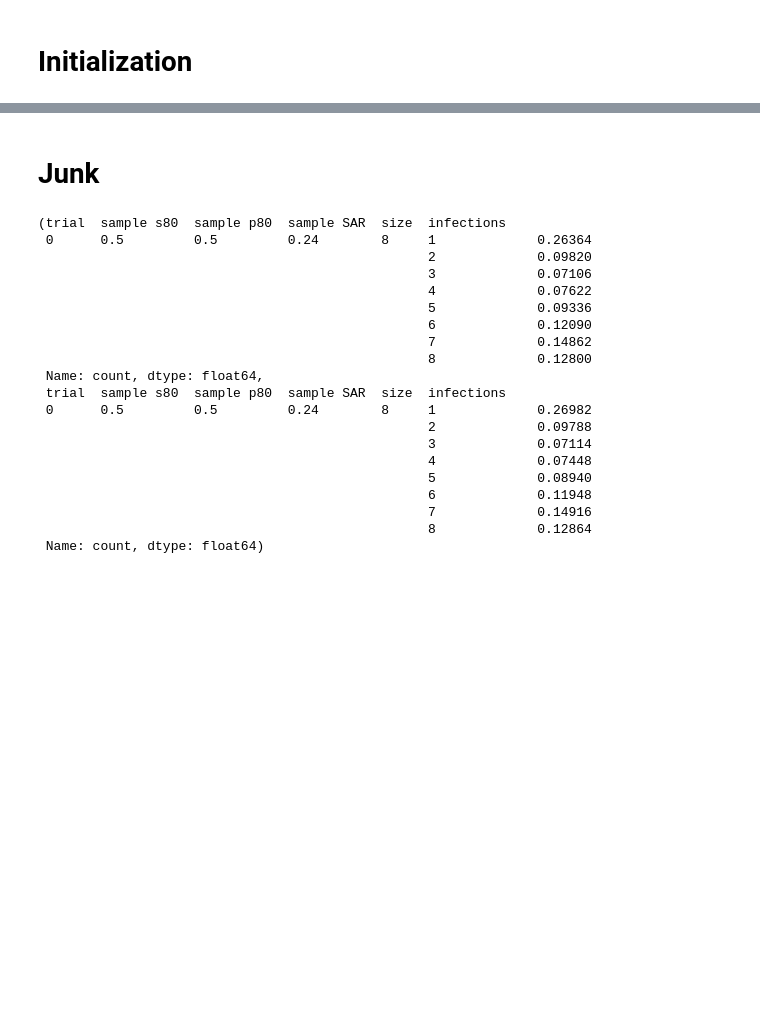
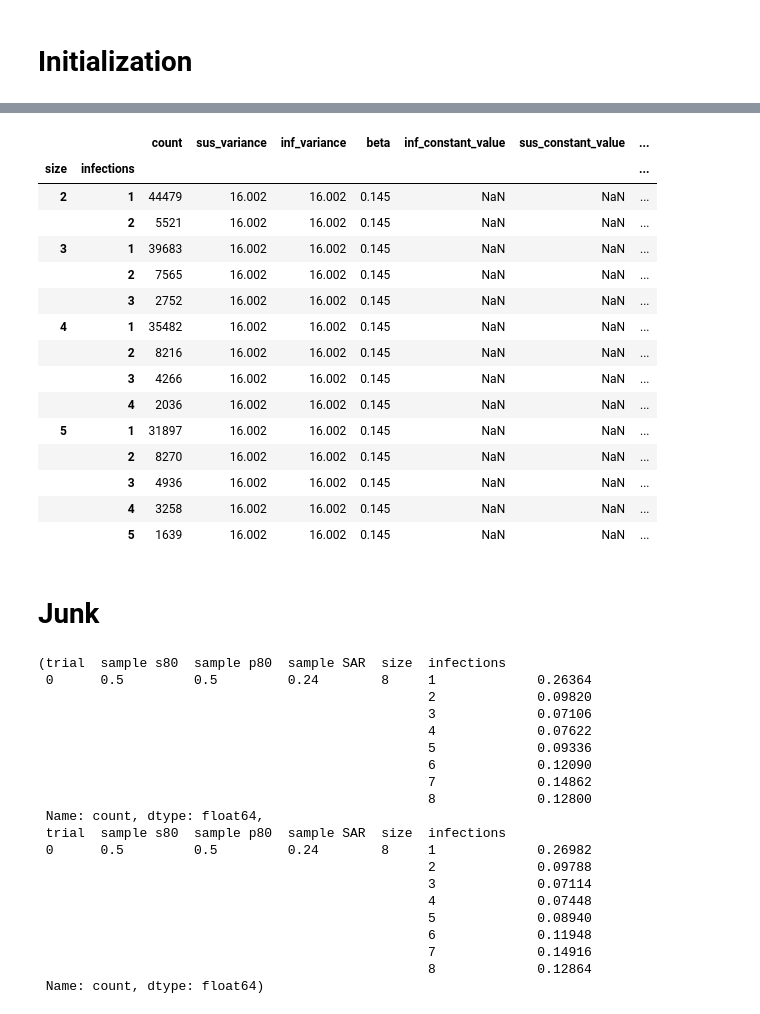
Before and after one commit to tanderson11/householdheterogeneity, a Jupyter notebook: notebooks/ViolinsAndPowerCalc.ipynb, the cells around one changed output, grey strips where cells are left out. Drawn from its saved outputs; the diff is of its cells as text; code cells hidden in the pictures; blank space fills up the shorter version.

```diff
--- a/notebooks/ViolinsAndPowerCalc.ipynb
+++ b/notebooks/ViolinsAndPowerCalc.ipynb
@@ -13,10 +12,3 @@ Model(state_lengths='lognormal', initial_seeding='seed one by susceptibility', i
 import pandas as pd
 pd.set_option('mode.chained_assignment', 'raise')
 results = recipes.Results.load("/Users/thayer/covid_households/new_parameters/s80-p80-SAR-sizes-2-8/repaired_counts")
-# %%
-extra_results = recipes.Results.load('/Users/thayer/covid_households/new_parameters/s80-p80-SAR-sizes-2-8/experiment-02-23-21-45', from_parts=True)
-extra_results2 = recipes.Results.load('/Users/thayer/covid_households/new_parameters/s80-p80-SAR-sizes-2-8/experiment-02-23-21-48')
-
-extra = extra_results.combine(extra_results2)
-fuller_results = results.combine(extra)
-fuller_results = fuller_results.repair_missing_counts()
@@ -23,2 +69,2 @@ fuller_results = fuller_results.repair_missing_counts()
 # %%
-results = fuller_results
+results
@@ -41,3 +105,22 @@ Name: count, Length: 1179360, dtype: float64
+# %%
+results.df.loc[0.2, 0.2, 0.18]
+# %% [output]
+|  |  | count | sus_variance | inf_variance | beta | inf_constant_value | sus_constant_value | ... |
+| size | infections |  |  |  |  |  |  | ... |
+| 2 | 1 | 44479 | 16.002 | 16.002 | 0.145 | NaN | NaN | ... |
+|  | 2 | 5521 | 16.002 | 16.002 | 0.145 | NaN | NaN | ... |
+| 3 | 1 | 39683 | 16.002 | 16.002 | 0.145 | NaN | NaN | ... |
+|  | 2 | 7565 | 16.002 | 16.002 | 0.145 | NaN | NaN | ... |
+|  | 3 | 2752 | 16.002 | 16.002 | 0.145 | NaN | NaN | ... |
+| 4 | 1 | 35482 | 16.002 | 16.002 | 0.145 | NaN | NaN | ... |
+|  | 2 | 8216 | 16.002 | 16.002 | 0.145 | NaN | NaN | ... |
+|  | 3 | 4266 | 16.002 | 16.002 | 0.145 | NaN | NaN | ... |
+|  | 4 | 2036 | 16.002 | 16.002 | 0.145 | NaN | NaN | ... |
+| 5 | 1 | 31897 | 16.002 | 16.002 | 0.145 | NaN | NaN | ... |
+|  | 2 | 8270 | 16.002 | 16.002 | 0.145 | NaN | NaN | ... |
+|  | 3 | 4936 | 16.002 | 16.002 | 0.145 | NaN | NaN | ... |
+|  | 4 | 3258 | 16.002 | 16.002 | 0.145 | NaN | NaN | ... |
+|  | 5 | 1639 | 16.002 | 16.002 | 0.145 | NaN | NaN | ... |
 # %% [markdown]
 # Junk
 # %%
```
Also changed, not shown: parts of 15 cells of this notebook.
